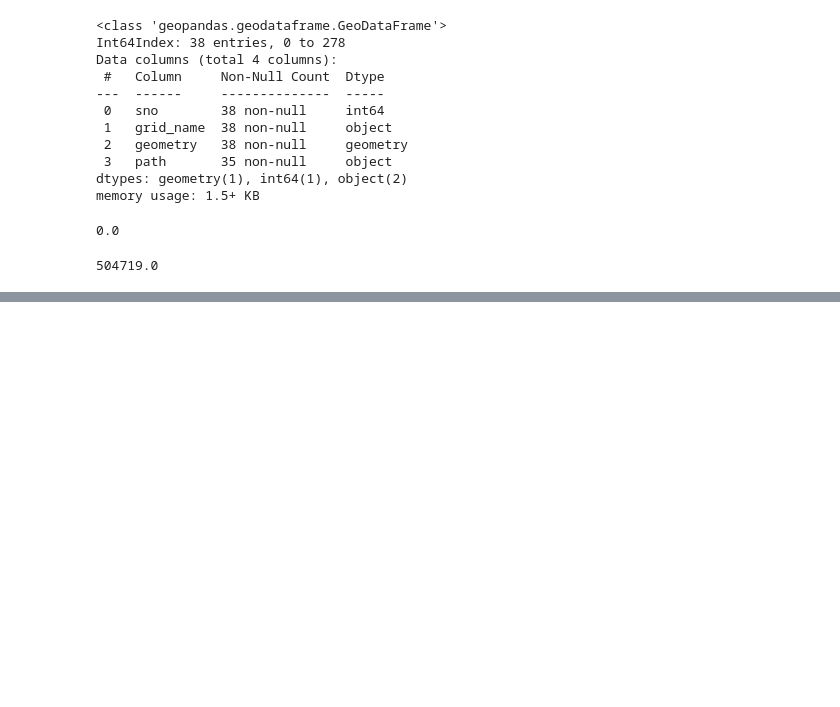
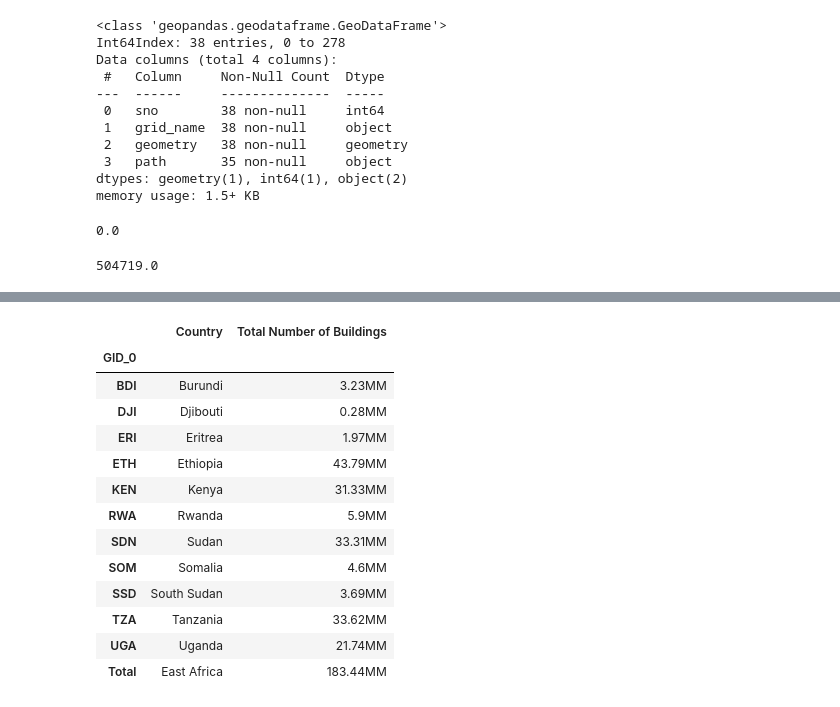
Before and after one commit to icpac-igad/ea-ibf-climada, a Jupyter notebook: exposure/building_footprint/building_footprint_summary.ipynb, the cells around one changed output, grey strips where cells are left out. Saved outputs shown, nothing was run; the diff lists cells and outputs as text; code cells hidden in the pictures; blank space fills up the shorter version.

```diff
--- a/exposure/building_footprint/building_footprint_summary.ipynb
+++ b/exposure/building_footprint/building_footprint_summary.ipynb
@@ -320,0 +381,34 @@ yc['bp_circle_idx'].max()
+# %%
+#dfg=cont_er1.groupby(['GID_0']).sum()
+
+dfg1['Total Number of Buildings'] = (dfg1['bp_circle_idx'].astype(float)/1000000).round(2).astype(str) + 'MM'
+
+dfg1['Country']=['Burundi',
+ 'Djibouti',
+ 'Eritrea',
+ 'Ethiopia',
+ 'Kenya',
+ 'Rwanda',
+ 'Sudan',
+ 'Somalia',
+ 'South Sudan',
+ 'Tanzania',
+ 'Uganda','East Africa']
+
+dfg2=dfg1[['Country','Total Number of Buildings']]
+dfg2
+# %% [output]
+|  | Country | Total Number of Buildings |
+| GID_0 |  |  |
+| BDI | Burundi | 3.23MM |
+| DJI | Djibouti | 0.28MM |
+| ERI | Eritrea | 1.97MM |
+| ETH | Ethiopia | 43.79MM |
+| KEN | Kenya | 31.33MM |
+| RWA | Rwanda | 5.9MM |
+| SDN | Sudan | 33.31MM |
+| SOM | Somalia | 4.6MM |
+| SSD | South Sudan | 3.69MM |
+| TZA | Tanzania | 33.62MM |
+| UGA | Uganda | 21.74MM |
+| Total | East Africa | 183.44MM |
```
Also changed, not shown: parts of 8 cells of this notebook, 1 other file.
